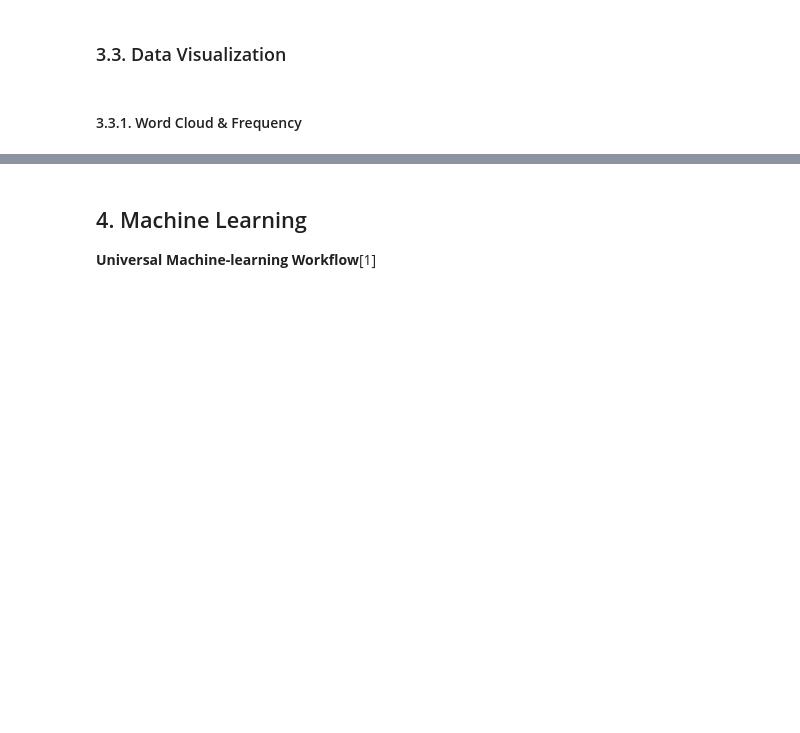
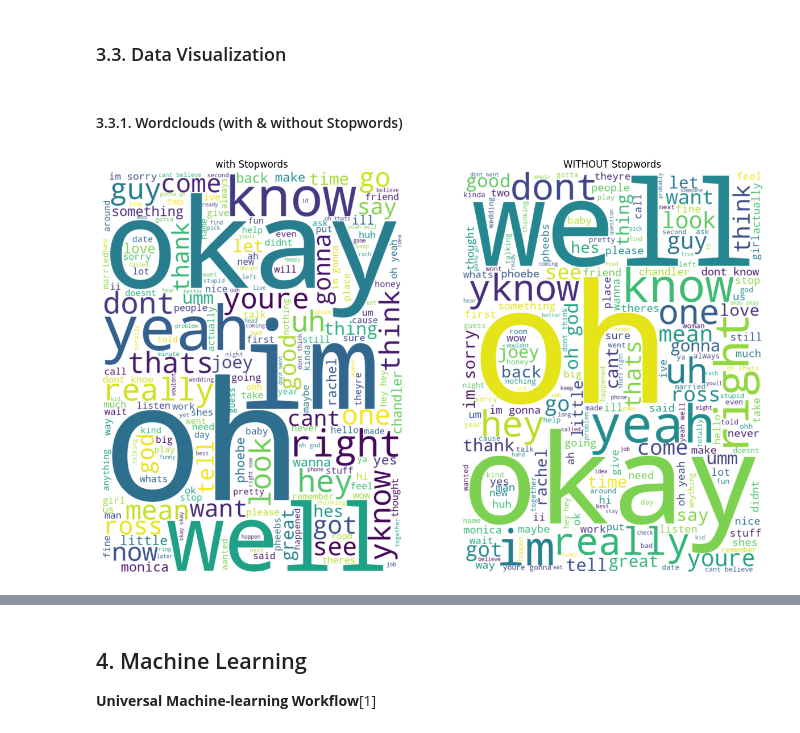
Before and after one commit to hudsonmendes/uolondon-cm3070-fp, a Jupyter notebook: dev/mlops.ipynb, the cells around one changed output, grey strips where cells are left out. Cells and saved outputs as stored; diff of their text form; code cells hidden in the pictures; blank space fills up the shorter version.

```diff
--- a/dev/mlops.ipynb
+++ b/dev/mlops.ipynb
@@ -111,4 +136,38 @@ df_raw
 # %% [markdown]
 ### 3.3. Data Visualization
 # %% [markdown]
-#### 3.3.1. Word Cloud & Frequency
+#### 3.3.1. Wordclouds (with & without Stopwords)
+# %%
+import re
+import matplotlib.pyplot as plt
+from wordcloud import WordCloud
+from nltk.corpus import stopwords
+
+# Get the list of stopwords
+stop_words = set(stopwords.words("english"))
+
+# Combine all text into a single string and remove special chars
+text = re.sub(r"[^\w\s\d]", "", " ".join(df_raw.x_text.tolist()).lower())
+
+# Generate the word cloud with stopwords
+wordcloud_with_stopwords = WordCloud(width=750, height=1000, background_color="white").generate(text)
+
+# Remove stopwords from the text
+text_without_stopwords = " ".join([word for word in text.split() if word not in stop_words])
+
+# Generate the word cloud without stopwords
+wordcloud_without_stopwords = WordCloud(width=750, height=1000, background_color="white").generate(
+    text_without_stopwords
+)
+
+# Display the word clouds side by side
+fig, axs = plt.subplots(1, 2, figsize=(15, 10))
+axs[0].imshow(wordcloud_with_stopwords, interpolation="bilinear")
+axs[0].set_title("with Stopwords")
+axs[0].axis("off")
+axs[1].imshow(wordcloud_without_stopwords, interpolation="bilinear")
+axs[1].set_title("WITHOUT Stopwords")
+axs[1].axis("off")
+plt.show()
+# %% [output]
+[figure, added]
```
Also changed, not shown: parts of 15 cells of this notebook, 1 other file.
